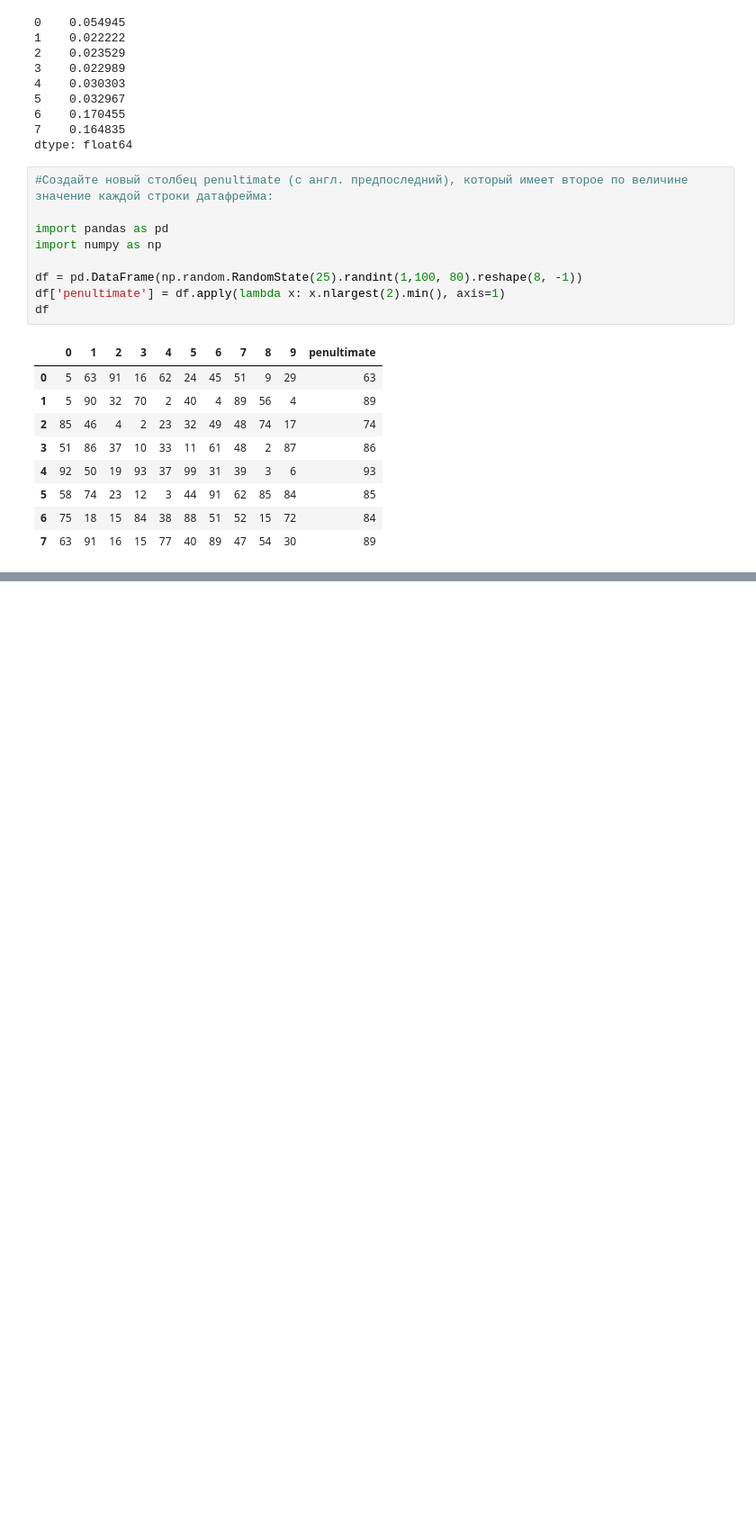
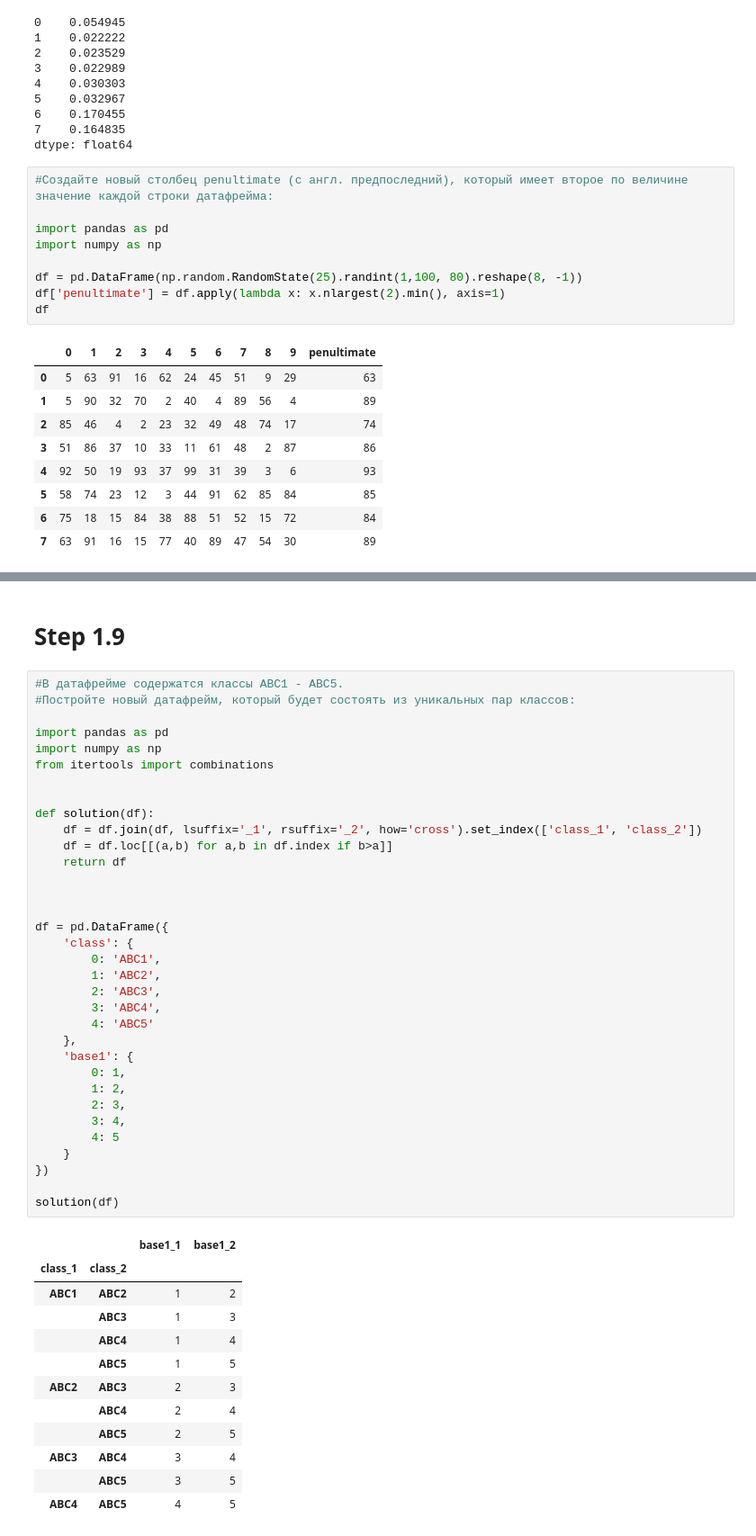
Before and after one commit to dvor85/Statistics, a Jupyter notebook: pandas.ipynb, the cells around one changed output, grey strips where cells are left out. Shown at 90% size. Drawn from its saved outputs; the diff is of its cells as text; blank space fills up the shorter version.

```diff
--- a/pandas.ipynb
+++ b/pandas.ipynb
@@ -1281,0 +1723,49 @@ round((df-df.mean())/df.std(),2)
+# %% [markdown]
+# Step 1.9
+# %%
+#В датафрейме содержатся классы ABC1 - ABC5.
+#Постройте новый датафрейм, который будет состоять из уникальных пар классов:
+
+import pandas as pd
+import numpy as np
+from itertools import combinations
+
+
+def solution(df):
+    df = df.join(df, lsuffix='_1', rsuffix='_2', how='cross').set_index(['class_1', 'class_2'])
+    df = df.loc[[(a,b) for a,b in df.index if b>a]]
+    return df
+
+
+
+df = pd.DataFrame({
+    'class': {
+        0: 'ABC1',
+        1: 'ABC2',
+        2: 'ABC3',
+        3: 'ABC4',
+        4: 'ABC5'
+    },
+    'base1': {
+        0: 1,
+        1: 2,
+        2: 3,
+        3: 4,
+        4: 5
+    }
+})
+
+solution(df)
+# %% [output]
+|  |  | base1_1 | base1_2 |
+| class_1 | class_2 |  |  |
+| ABC1 | ABC2 | 1 | 2 |
+|  | ABC3 | 1 | 3 |
+|  | ABC4 | 1 | 4 |
+|  | ABC5 | 1 | 5 |
+| ABC2 | ABC3 | 2 | 3 |
+|  | ABC4 | 2 | 4 |
+|  | ABC5 | 2 | 5 |
+| ABC3 | ABC4 | 3 | 4 |
+|  | ABC5 | 3 | 5 |
+| ABC4 | ABC5 | 4 | 5 |
```
Also changed, not shown: parts of 14 cells of this notebook.
